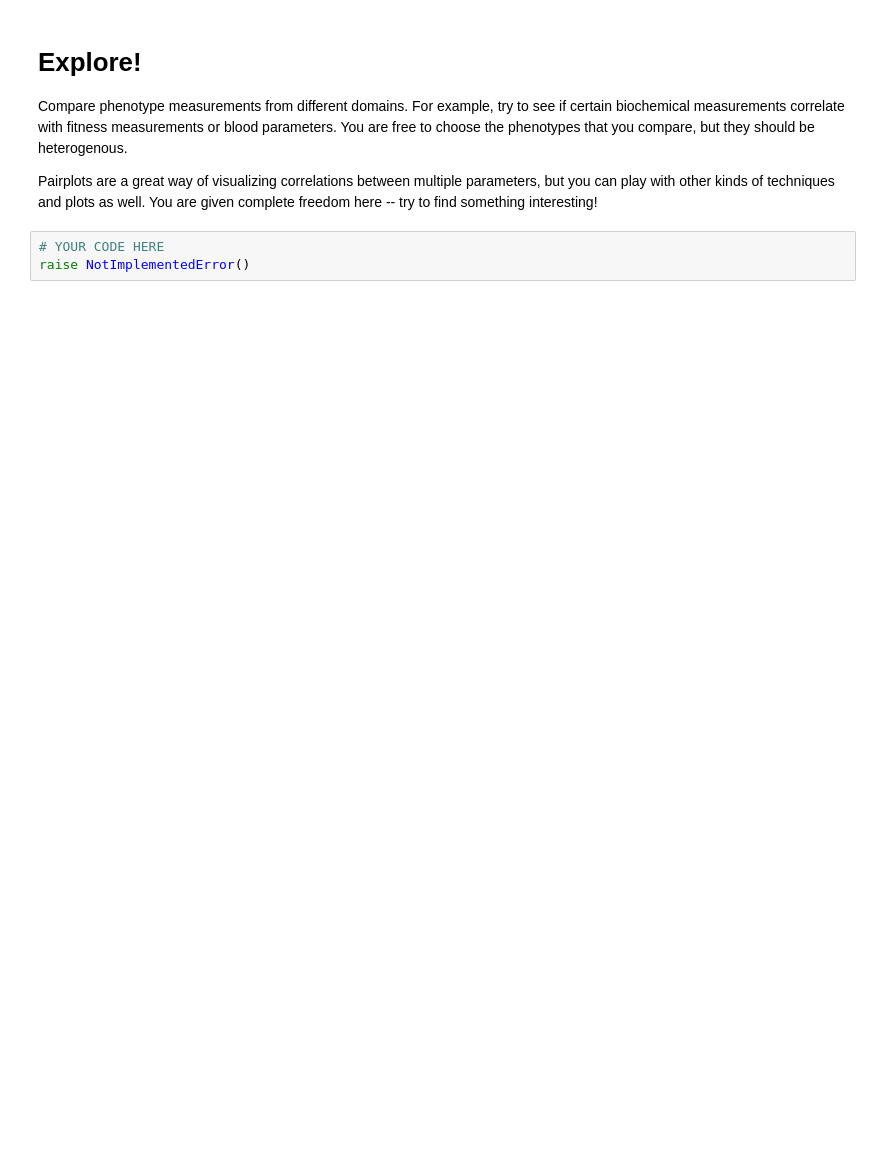
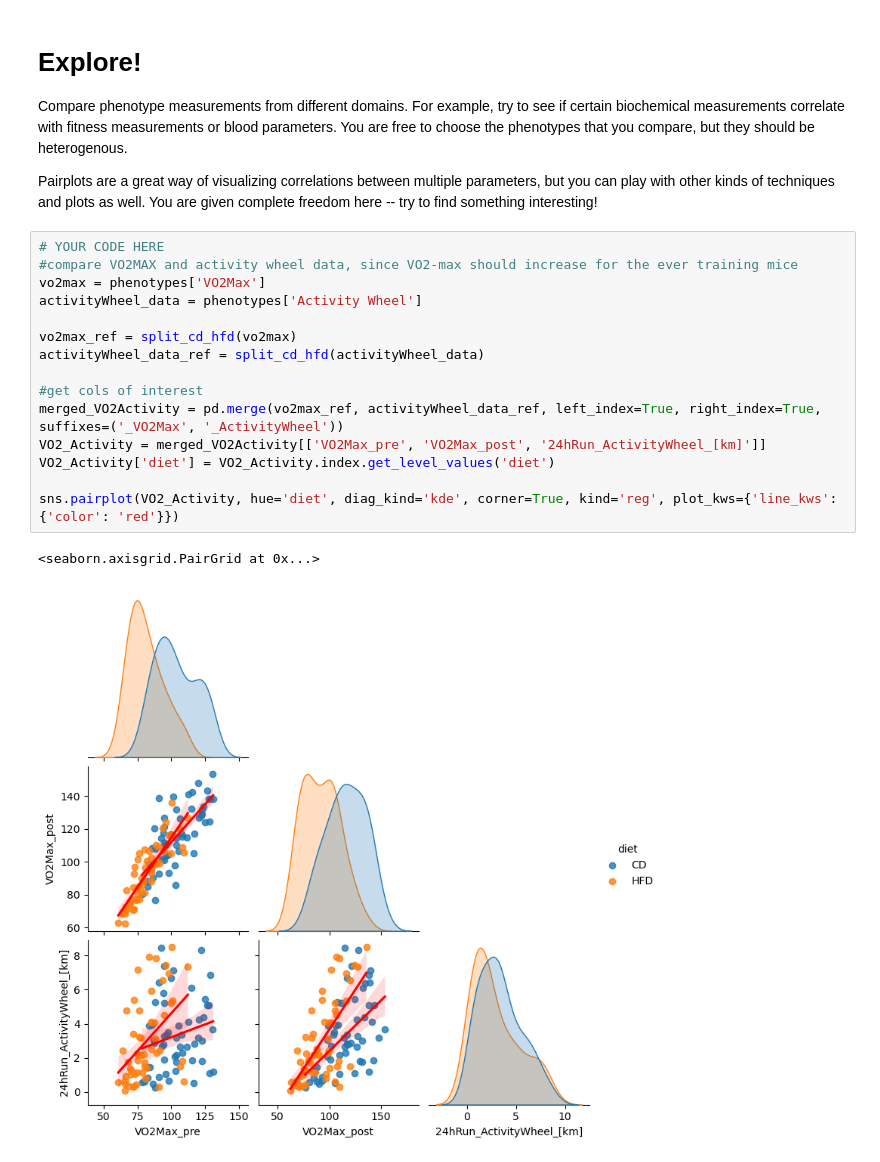
Before and after one commit to PeterBrederlow/PracticalIntegrativeBioinformatics, a Jupyter notebook: Day2_2-Exploratory_Analysis_Phenotypes.ipynb, the cells around one changed output. Saved outputs shown, nothing was run; the diff lists cells and outputs as text; blank space fills up the shorter version.

```diff
--- a/Day2_2-Exploratory_Analysis_Phenotypes.ipynb
+++ b/Day2_2-Exploratory_Analysis_Phenotypes.ipynb
@@ -396,6 +396,21 @@ plt.show()
 Compare phenotype measurements from different domains. For example, try to see if certain biochemical measurements correlate with fitness measurements or blood parameters. You are free to choose the phenotypes that you compare, but they should be heterogenous.
 
 Pairplots are a great way of visualizing correlations between multiple parameters, but you can play with other kinds of techniques and plots as well. You are given complete freedom here -- try to find something interesting!
-# %%
-# YOUR CODE HERE
-raise NotImplementedError()
+# %%
+# YOUR CODE HERE
+#compare VO2MAX and activity wheel data, since VO2-max should increase for the ever training mice
+vo2max = phenotypes['VO2Max']
+activityWheel_data = phenotypes['Activity Wheel']
+
+vo2max_ref = split_cd_hfd(vo2max)
+activityWheel_data_ref = split_cd_hfd(activityWheel_data)
+
+#get cols of interest
+merged_VO2Activity = pd.merge(vo2max_ref, activityWheel_data_ref, left_index=True, right_index=True, suffixes=('_VO2Max', '_ActivityWheel'))
+VO2_Activity = merged_VO2Activity[['VO2Max_pre', 'VO2Max_post', '24hRun_ActivityWheel_[km]']]
+VO2_Activity['diet'] = VO2_Activity.index.get_level_values('diet')
+
+sns.pairplot(VO2_Activity, hue='diet', diag_kind='kde', corner=True, kind='reg', plot_kws={'line_kws': {'color': 'red'}})
+# %% [output]
+<seaborn.axisgrid.PairGrid at 0x...>
+[figure, added]
```
Also changed, not shown: parts of 4 cells of this notebook.
